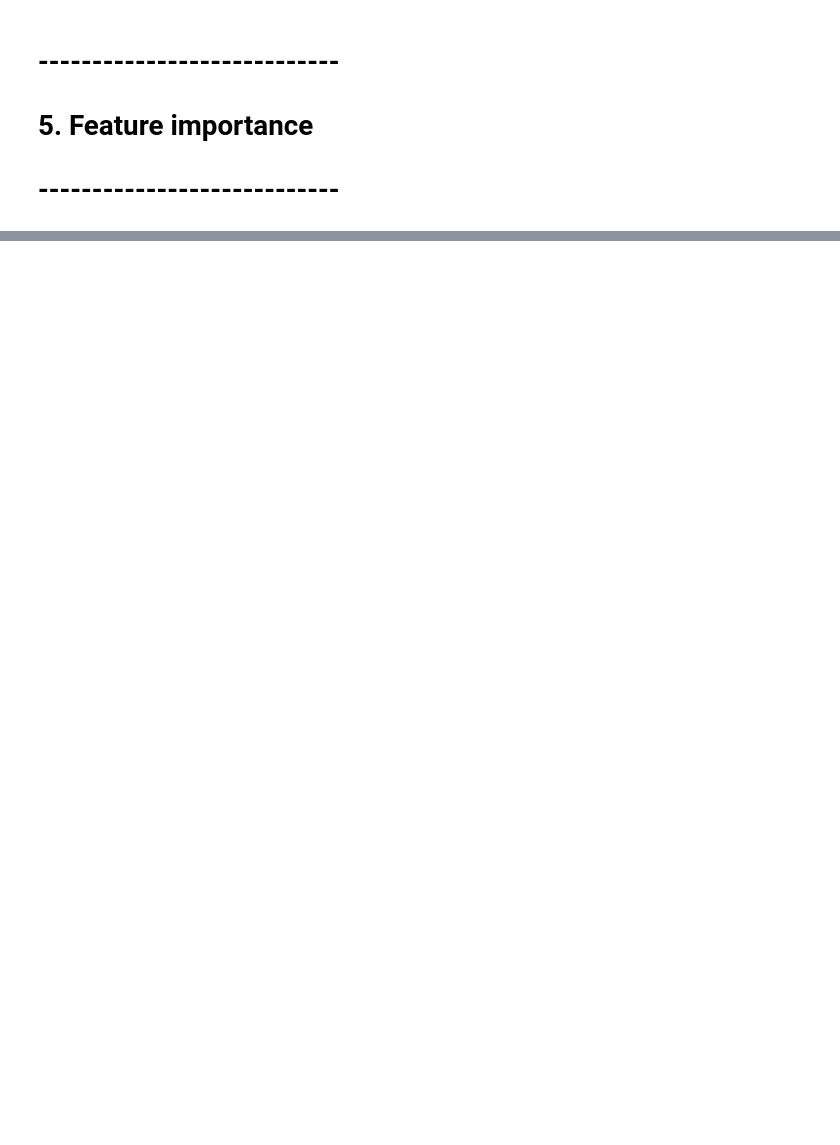
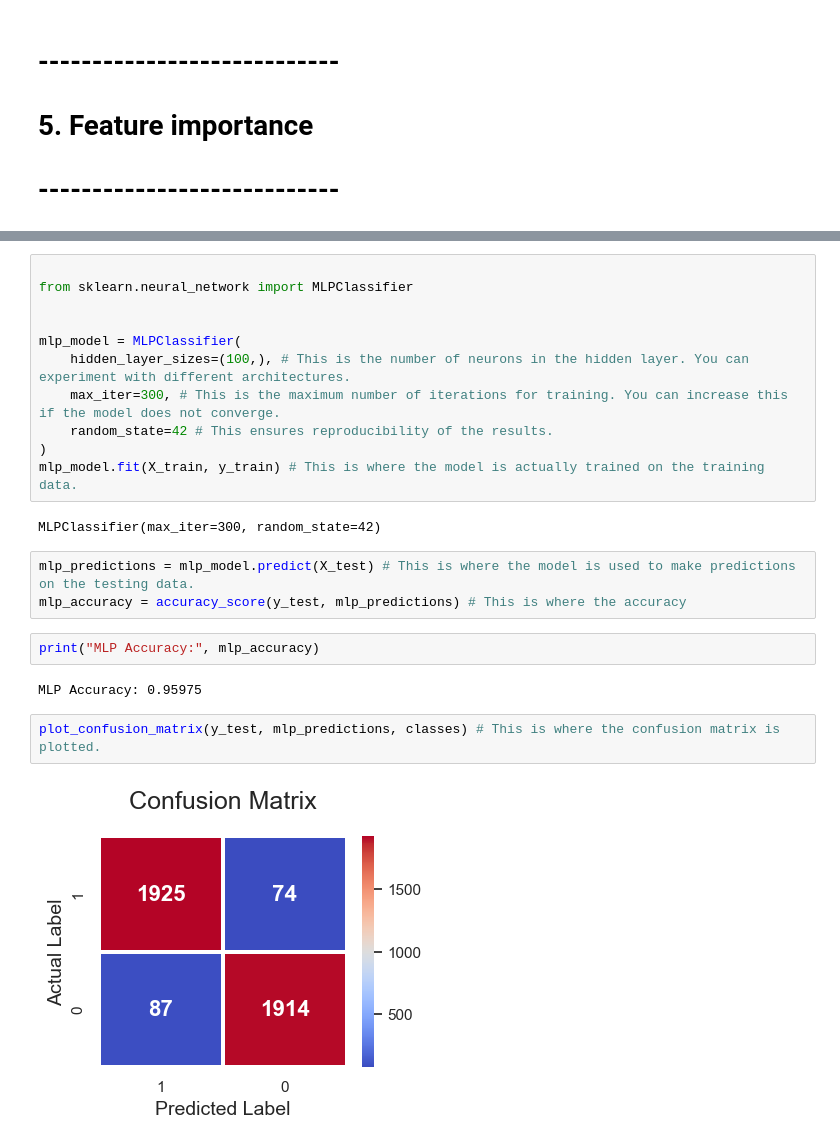
Before and after one commit to falmohandis/classical-ML-baseline-code, a Jupyter notebook: notebooks/00_instructional_notebook.ipynb, the cells around one changed output, grey strips where cells are left out. Saved outputs shown, nothing was run; the diff lists cells and outputs as text; blank space fills up the shorter version.

```diff
--- a/notebooks/00_instructional_notebook.ipynb
+++ b/notebooks/00_instructional_notebook.ipynb
@@ -283,0 +284,24 @@ Saved results to the results/ folder.
+# %%
+
+from sklearn.neural_network import MLPClassifier
+
+
+mlp_model = MLPClassifier(
+    hidden_layer_sizes=(100,), # This is the number of neurons in the hidden layer. You can experiment with different architectures.
+    max_iter=300, # This is the maximum number of iterations for training. You can increase this if the model does not converge.
+    random_state=42 # This ensures reproducibility of the results.
+)
+mlp_model.fit(X_train, y_train) # This is where the model is actually trained on the training data.
+# %% [output]
+MLPClassifier(max_iter=300, random_state=42)
+# %%
+mlp_predictions = mlp_model.predict(X_test) # This is where the model is used to make predictions on the testing data.
+mlp_accuracy = accuracy_score(y_test, mlp_predictions) # This is where the accuracy
+# %%
+print("MLP Accuracy:", mlp_accuracy)
+# %% [output]
+MLP Accuracy: 0.95975
+# %%
+plot_confusion_matrix(y_test, mlp_predictions, classes) # This is where the confusion matrix is plotted.
+# %% [output]
+[figure, added]
```
Also changed, not shown: parts of 14 cells of this notebook, 3 other files.
